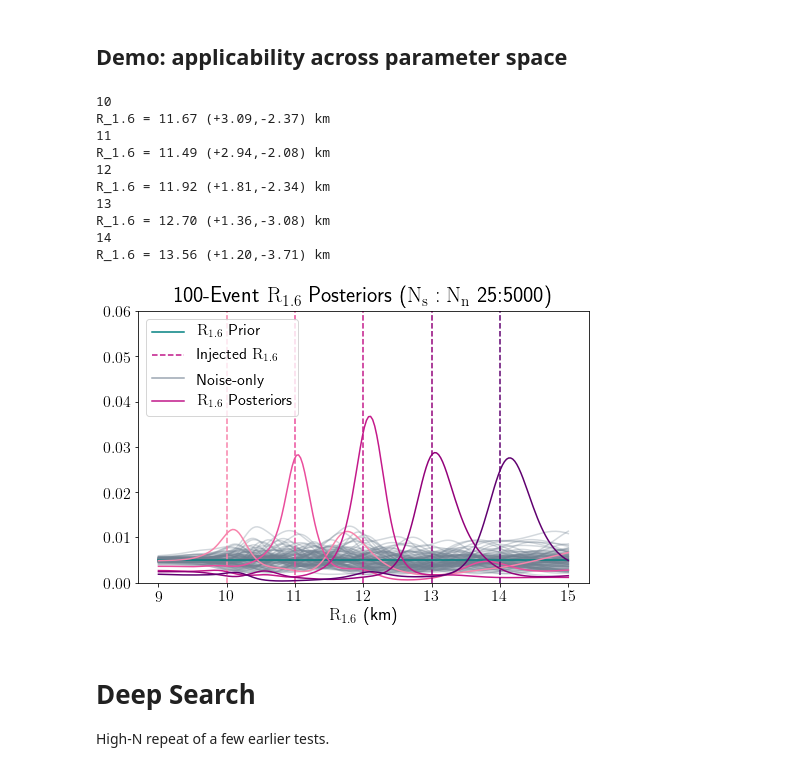
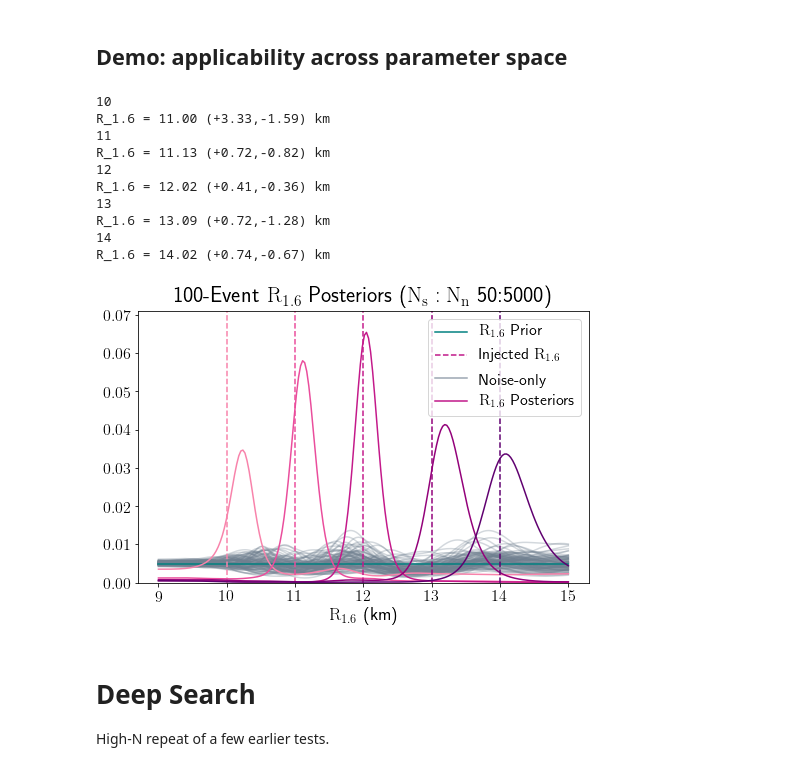
Before and after one commit to criswellalexander/hbpm_paper, a Jupyter notebook: model-validation-FINAL.ipynb, the cells around one changed output. Drawn from its saved outputs; the diff is of its cells as text; code cells hidden in the pictures.

```diff
--- a/model-validation-FINAL.ipynb
+++ b/model-validation-FINAL.ipynb
@@ -507,13 +402,8 @@ dict_keys(['1', '5', '10', '25', '50', '100'])
-# %%
-countlist = [1,5,10,25,50,100]
-SNR_metalist_ld = []
-for i in countlist:
-    SNR_metalist_ld.append(SNR_metadict_loaded[str(i)]['likelihoods'])
 # %% [markdown]
 ### 68% C.I. Width
 # %%
 scaling_dict68 = {}
-for scount,(j,likelist) in zip(countlist,enumerate(SNR_metalist_ld)):
+for scount,(j,likelist) in zip(countlist,enumerate(SNR_metalist)):
     CL_arr = np.zeros((100,3))
     for i in range(100):
         CL_arr[i,:] = get_post_stats(get_posterior(Rs,get_aggregate_likelihood(likelist[:i+1]),Rprior_kernel),
@@ -560,20 +450,22 @@ plt.show()
 # %%
 ## set parameters
 sigma_f = 0.1
-nsignal = 25
+nsignal = 50
 nnoise = 5000
 # %%
 Rinj_metalist = []
 Rinj_dictlist = []
 for R in [10,11,12,13,14]:#[9.5,10,10.5,11,11.5,12,12.5,13,13.5,14,14.5]:
     Rtrue = R
-    sim_evd_i = gen_simulated_eventdict(Mlist,Rtrue,sigma_f,nsignal,nnoise,rng,scatter=0.053,
+    sim_evd_i = gen_simulated_eventdict(Mlist,Rtrue,sigma_f,nsignal,nnoise,rng,scatter=fscatter,
                                   use_prior='array',prior=fprior.samples,
                                   kde_boundary='Reflection',kde_bandwidth=bandwidth,
                                   plot='smallset',glow=True,saveto=None,showplot=False)
     Rinj_dictlist.append(sim_evd_i)
     test_likes_i = get_multievent_likelihoods(Rs,Ms,sim_evd_i,Mchirp_type='simulated',fprior=fprior,
-                           Mprior=st.uniform(loc=0,scale=5),Mchirp_scaling='none',verbose=False,bootstrap=bootstrap)
+                           Mprior=st.uniform(loc=0,scale=5),Mpop_prior=st.norm(loc=1.33,scale=0.09),
+                                              Mchirp_scaling='none',Mchirp_scatter='match',
+                                              verbose=False,bootstrap=bootstrap)
     Rinj_metalist.append(test_likes_i)
 # %%
 ## package and save
@@ -618,50 +491,50 @@ for i in Rlist:
 R2plot = [10,11,12,13,14]
 plt.figure()
 plt.xlabel('$\mathrm{R_{1.6}}$ (km)')
-plt.title('100-Event $\mathrm{R_{1.6}}$ Posteriors ($\mathrm{N_s:N_n}$ 25:5000)')
+plt.title('100-Event $\mathrm{R_{1.6}}$ Posteriors ($\mathrm{N_s:N_n}$ 50:5000)')
 for like_i in noise_likelist:
     plt.plot(Rs,get_posterior(Rs,get_aggregate_likelihood(like_i),Rprior_kernel),color='slategray',
              alpha=0.3,label='_nolegend_')
 plt.plot(Rs,Rprior_kernel.pdf(Rs)/np.sum(Rprior_kernel.pdf(Rs)),label='$\mathrm{R_{1.6}}$ Prior',color='teal')
 cmap = matplotlib.cm.get_cmap('RdPu')
 # for R in Rs2:
 #     colnum = (R - Rs2.min())/(Rs2.max() - Rs2.min())
 #     plt.plot(Ms2,empirical_relation_f(R,Ms2),label='$\mathrm{R_{1.6}}$'+' = {:0.2f} (V)'.format(R),color='slategrey')
 #     plt.plot(Ms2,empirical_relation_new(R,Ms2),label='$\mathrm{R_{1.6}}$'+' = {:0.2f} (J)'.format(R),color=cmap(colnum))
 for i, R in enumerate([10,11,12,13,14]):#[9.5,10,10.5,11,11.5,12,12.5,13,13.5,14,14.5]):
     if R in R2plot:
         print(R)
         get_post_stats(get_posterior(Rs,get_aggregate_likelihood(Rinj_metalist_ld[i]),Rprior_kernel),Rs,bounds=(0.05,0.95))
 #         colnum = (R - R2plot.min())/(R2plot.max() - R2plot.min())
         colnum = (R - 6.5)/(8)
         plt.axvline(R,ls='--',color=cmap(colnum),label='__nolabel__')
         plt.plot(Rs,get_posterior(Rs,get_aggregate_likelihood(Rinj_metalist_ld[i]),Rprior_kernel),
                  color=cmap(colnum),label='_nolegend_')
 # orchid_line = mlines.Line2D([], [], color='mediumorchid',
 #                             label='$\mathrm{R_{1.6}}$'+' Posterior ({}:{} S:N)'.format(25,nnoise))
 gray_line = mlines.Line2D([], [], color='slategray',alpha=0.7,label='Noise-only')
 cmap_solid = mlines.Line2D([], [], color=cmap(0.7),label='$\mathrm{R_{1.6}}$ Posteriors')
 cmap_dashed = mlines.Line2D([], [], color=cmap(0.7),ls='--',label='Injected $\mathrm{R_{1.6}}$')
 handles, labels = plt.gca().get_legend_handles_labels()
-plt.legend(handles=handles+[cmap_dashed,gray_line,cmap_solid],loc='upper left')#bbox_to_anchor=(1,1))
-#     plt.gca().set_yticks([])
+plt.legend(handles=handles+[cmap_dashed,gray_line,cmap_solid],loc='upper right')#bbox_to_anchor=(1,1))
+# plt.gca().set_yticks([])
 # plt.axvline(R,ls='--',color='k',label='True $\mathrm{R_{1.6}}$'
-plt.ylim(0,0.06)
-# plt.savefig('./paper/figures/mod_val_Rrange.pdf',bbox_inches='tight')
-# plt.savefig('./paper/figures/mod_val_Rrange.png',bbox_inches='tight')
+plt.ylim(0,0.071)
+# plt.savefig('./figures/mod_val_Rrange.pdf',bbox_inches='tight')
+# plt.savefig('./figures/mod_val_Rrange.png',bbox_inches='tight')
 plt.show()
 # %% [output]
 10
-R_1.6 = 11.67 (+3.09,-2.37) km
+R_1.6 = 11.00 (+3.33,-1.59) km
 11
-R_1.6 = 11.49 (+2.94,-2.08) km
+R_1.6 = 11.13 (+0.72,-0.82) km
 12
-R_1.6 = 11.92 (+1.81,-2.34) km
+R_1.6 = 12.02 (+0.41,-0.36) km
 13
-R_1.6 = 12.70 (+1.36,-3.08) km
+R_1.6 = 13.09 (+0.72,-1.28) km
 14
-R_1.6 = 13.56 (+1.20,-3.71) km
+R_1.6 = 14.02 (+0.74,-0.67) km
-[figure, old version]
+[figure, new version]
 # %% [markdown]
 # Deep Search
 High-N repeat of a few earlier tests.
```
Also changed, not shown: parts of 125 cells of this notebook, 29 other files.
